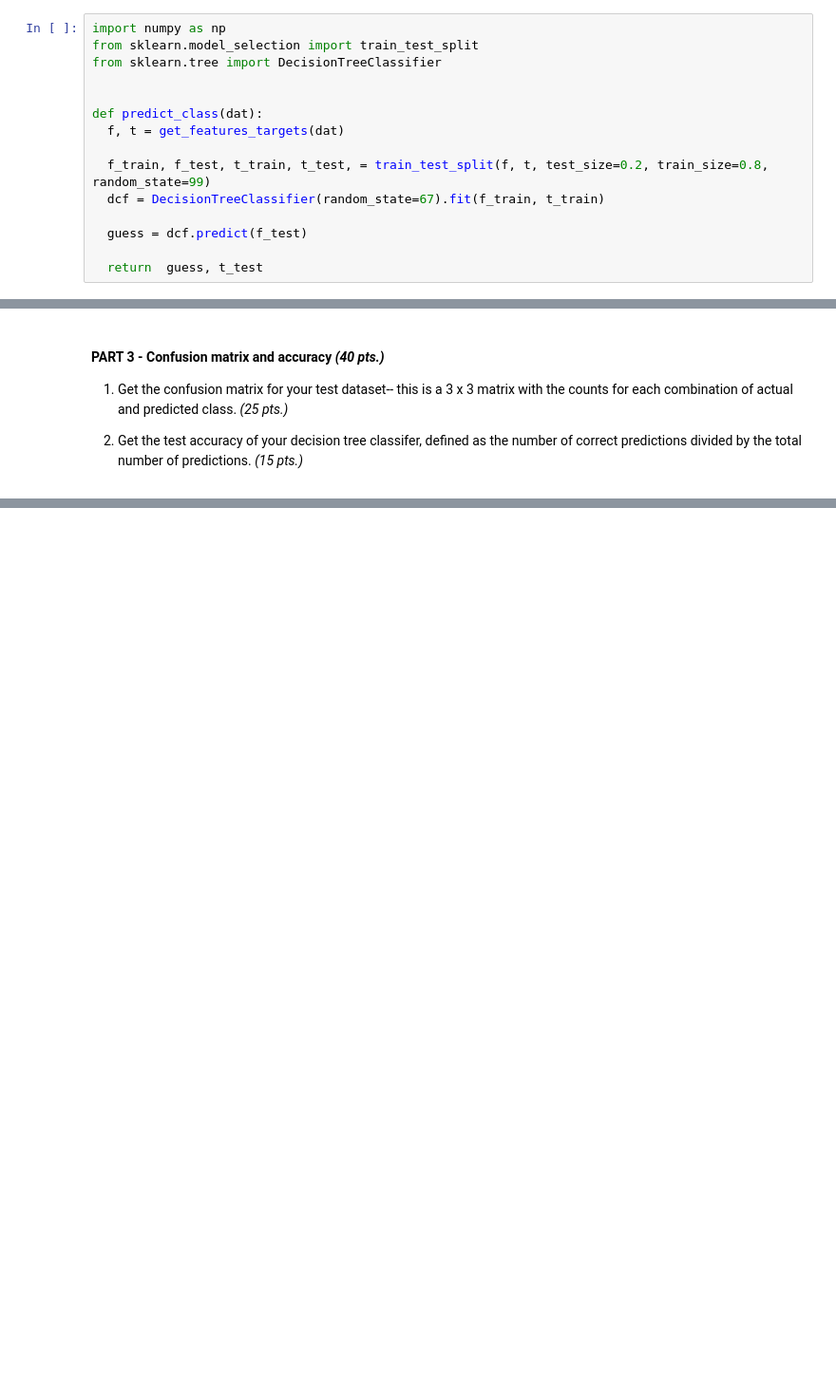
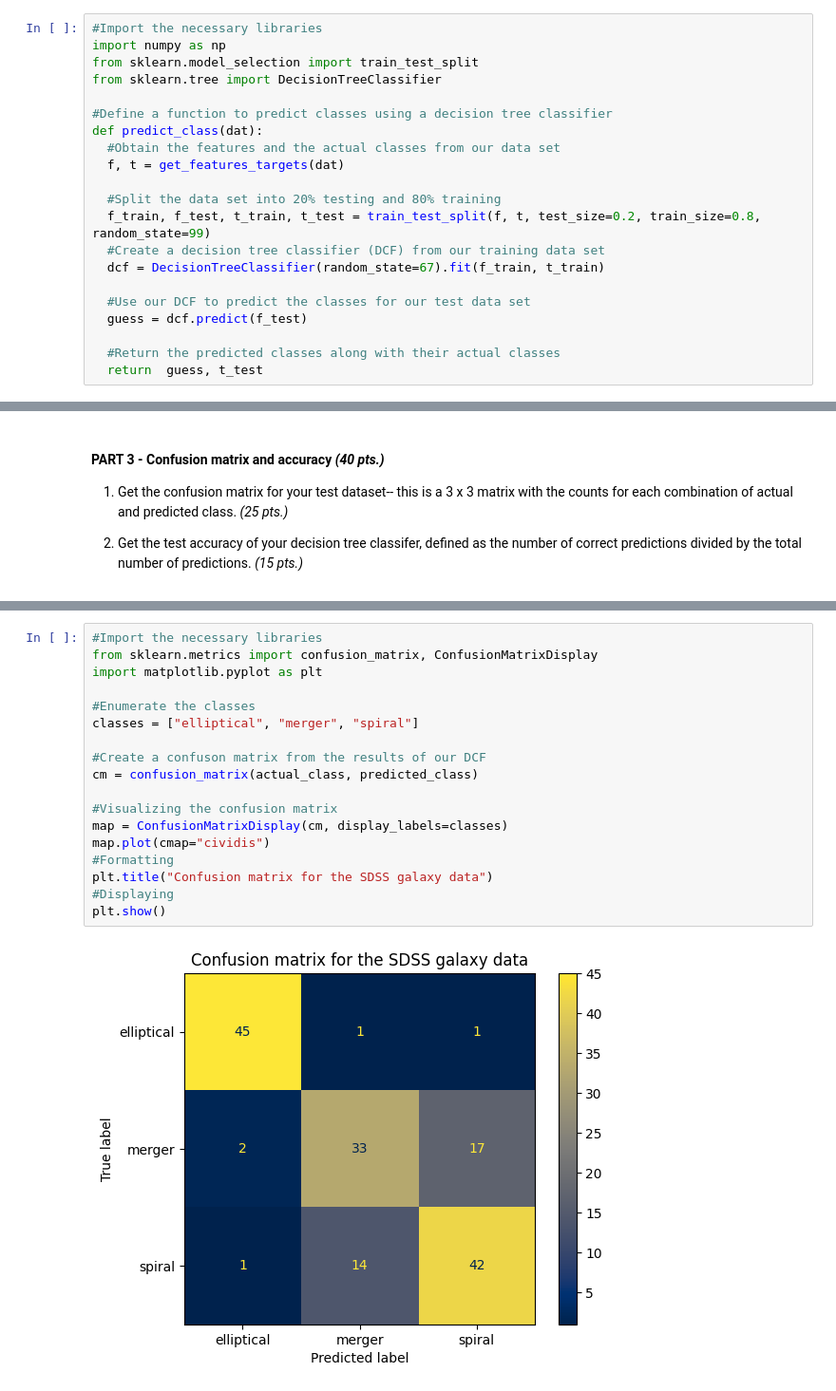
Before and after one commit to N8ndanac/AppPhy157, a Jupyter notebook: Lab Assignments/lab_assignment_A2.ipynb, the cells around one changed output, grey strips where cells are left out. Shown at 95% size. Drawn from its saved outputs; the diff is of its cells as text; blank space fills up the shorter version.

```diff
--- a/Lab Assignments/lab_assignment_A2.ipynb
+++ b/Lab Assignments/lab_assignment_A2.ipynb
@@ -114,16 +145,22 @@ df
 # %%
+#Import the necessary libraries
 import numpy as np
 from sklearn.model_selection import train_test_split
 from sklearn.tree import DecisionTreeClassifier
 
-
+#Define a function to predict classes using a decision tree classifier
 def predict_class(dat):
+  #Obtain the features and the actual classes from our data set
   f, t = get_features_targets(dat)
 
-  f_train, f_test, t_train, t_test, = train_test_split(f, t, test_size=0.2, train_size=0.8, random_state=99)
+  #Split the data set into 20% testing and 80% training
+  f_train, f_test, t_train, t_test = train_test_split(f, t, test_size=0.2, train_size=0.8, random_state=99)
+  #Create a decision tree classifier (DCF) from our training data set
   dcf = DecisionTreeClassifier(random_state=67).fit(f_train, t_train)
 
+  #Use our DCF to predict the classes for our test data set
   guess = dcf.predict(f_test)
 
+  #Return the predicted classes along with their actual classes
   return  guess, t_test
 # %%
@@ -153,0 +197,20 @@ cm
+# %%
+#Import the necessary libraries
+from sklearn.metrics import confusion_matrix, ConfusionMatrixDisplay
+import matplotlib.pyplot as plt
+
+#Enumerate the classes
+classes = ["elliptical", "merger", "spiral"]
+
+#Create a confuson matrix from the results of our DCF
+cm = confusion_matrix(actual_class, predicted_class)
+
+#Visualizing the confusion matrix
+map = ConfusionMatrixDisplay(cm, display_labels=classes)
+map.plot(cmap="cividis")
+#Formatting
+plt.title("Confusion matrix for the SDSS galaxy data")
+#Displaying
+plt.show()
+# %% [output]
+[figure, added]
```
Also changed, not shown: parts of 11 cells of this notebook.
